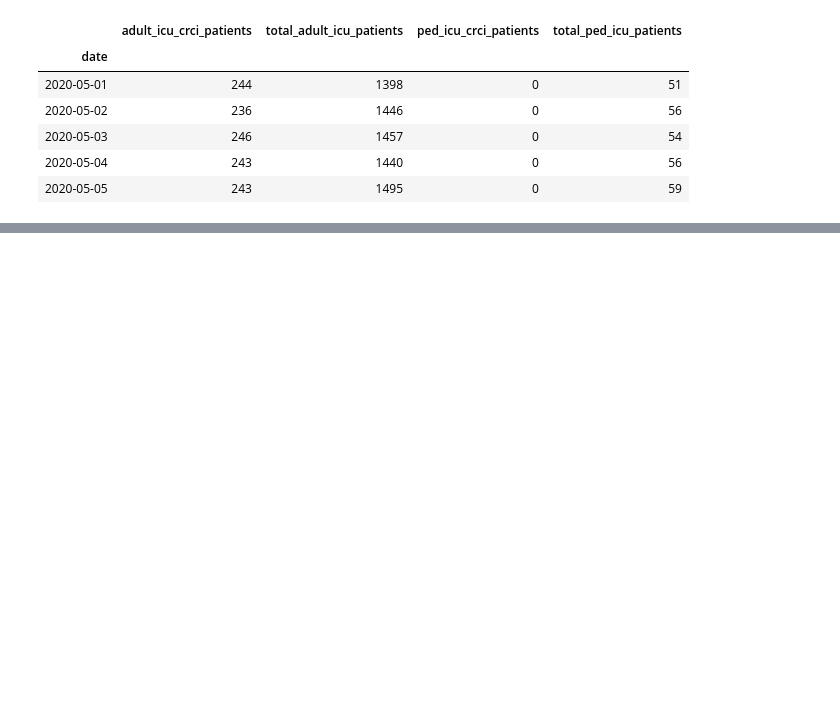
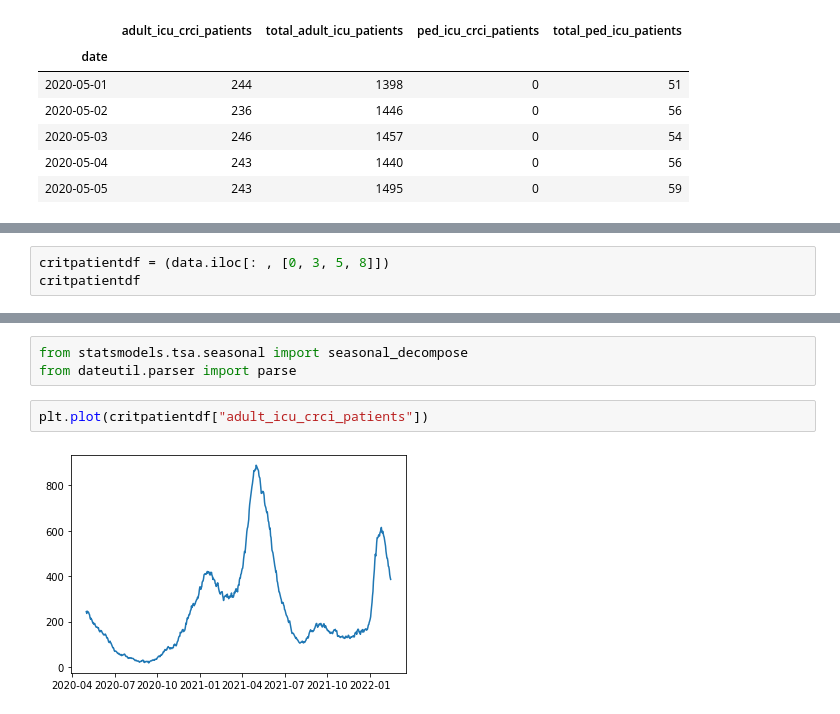
Before and after one commit to Jneny/Hospitalcapacity, a Jupyter notebook: 820_Hospitalcapacity.ipynb, the cells around one changed output, grey strips where cells are left out. Drawn from its saved outputs; the diff is of its cells as text; blank space fills up the shorter version.

```diff
--- a/820_Hospitalcapacity.ipynb
+++ b/820_Hospitalcapacity.ipynb
@@ -122,0 +120,3 @@ pd.Series.head(data.iloc[: , [0, 3, 5, 8]])
+# %%
+critpatientdf = (data.iloc[: , [0, 3, 5, 8]])
+critpatientdf
@@ -122,0 +138,7 @@ pd.Series.head(data.iloc[: , [0, 3, 5, 8]])
+# %%
+from statsmodels.tsa.seasonal import seasonal_decompose
+from dateutil.parser import parse
+# %%
+plt.plot(critpatientdf["adult_icu_crci_patients"])
+# %% [output]
+[figure, added]
```
Also changed, not shown: parts of 8 cells of this notebook.
